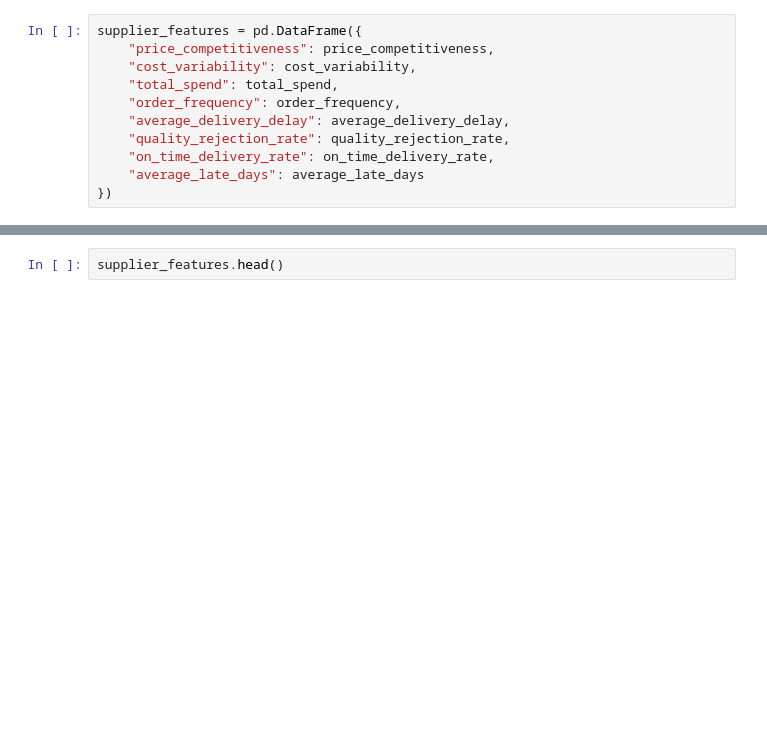
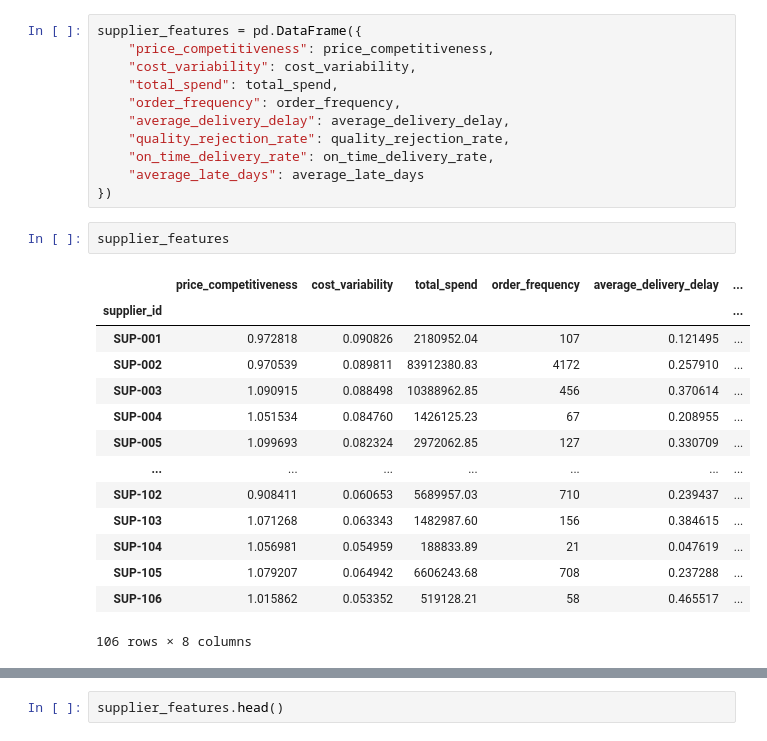
Before and after one commit to Kiran-Samuel/Supplier_clustering, a Jupyter notebook: research/03_feature_engineering.ipynb, the cells around one changed output, grey strips where cells are left out. Cells and saved outputs as stored; diff of their text form; blank space fills up the shorter version.

```diff
--- a/research/03_feature_engineering.ipynb
+++ b/research/03_feature_engineering.ipynb
@@ -352,3 +352,20 @@ supplier_features = pd.DataFrame({
     "on_time_delivery_rate": on_time_delivery_rate,
     "average_late_days": average_late_days
 })
+# %%
+supplier_features
+# %% [output]
+|  | price_competitiveness | cost_variability | total_spend | order_frequency | average_delivery_delay | ... |
+| supplier_id |  |  |  |  |  | ... |
+| SUP-001 | 0.972818 | 0.090826 | 2180952.04 | 107 | 0.121495 | ... |
+| SUP-002 | 0.970539 | 0.089811 | 83912380.83 | 4172 | 0.257910 | ... |
+| SUP-003 | 1.090915 | 0.088498 | 10388962.85 | 456 | 0.370614 | ... |
+| SUP-004 | 1.051534 | 0.084760 | 1426125.23 | 67 | 0.208955 | ... |
+| SUP-005 | 1.099693 | 0.082324 | 2972062.85 | 127 | 0.330709 | ... |
+| ... | ... | ... | ... | ... | ... | ... |
+| SUP-102 | 0.908411 | 0.060653 | 5689957.03 | 710 | 0.239437 | ... |
+| SUP-103 | 1.071268 | 0.063343 | 1482987.60 | 156 | 0.384615 | ... |
+| SUP-104 | 1.056981 | 0.054959 | 188833.89 | 21 | 0.047619 | ... |
+| SUP-105 | 1.079207 | 0.064942 | 6606243.68 | 708 | 0.237288 | ... |
+| SUP-106 | 1.015862 | 0.053352 | 519128.21 | 58 | 0.465517 | ... |
+106 rows × 8 columns
```
Also changed, not shown: parts of 6 cells of this notebook, 9 other files.
